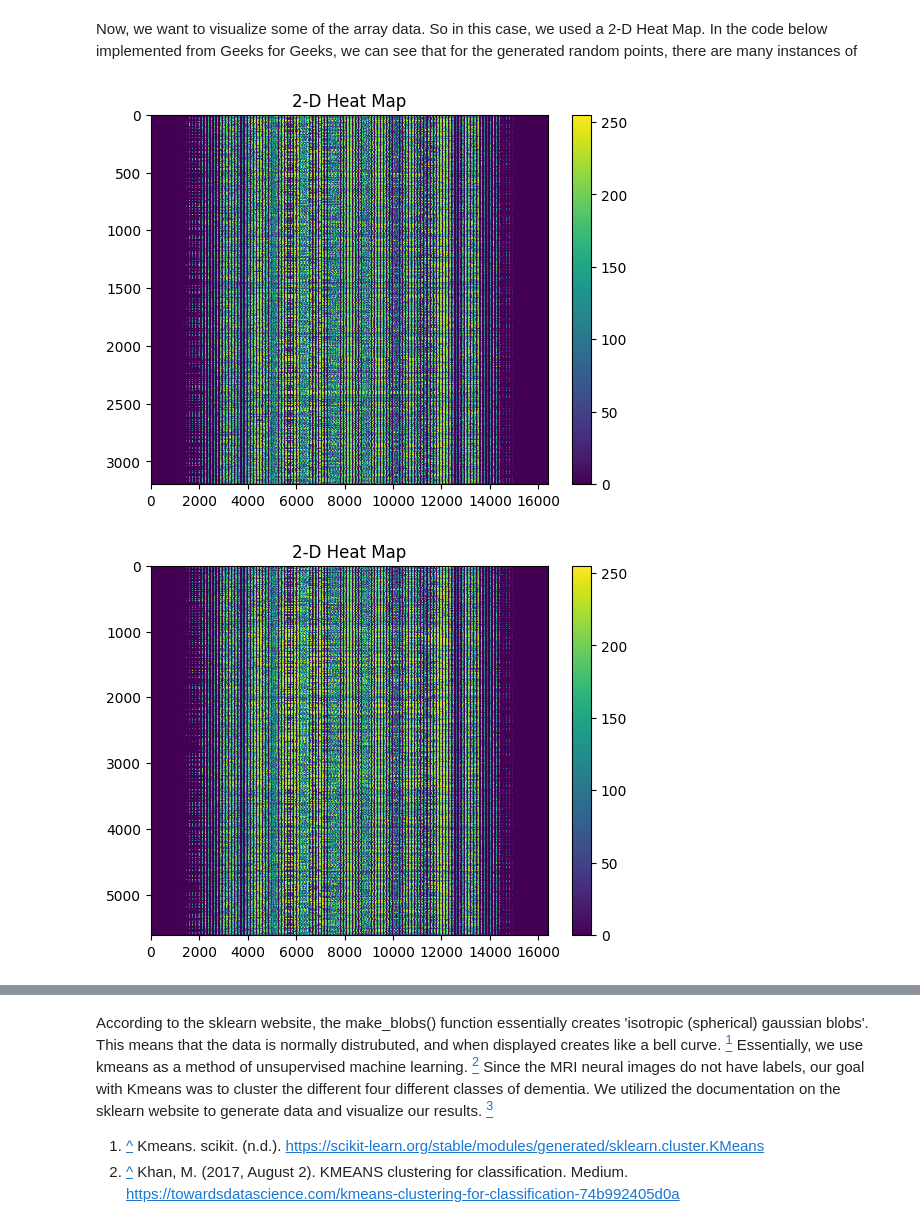
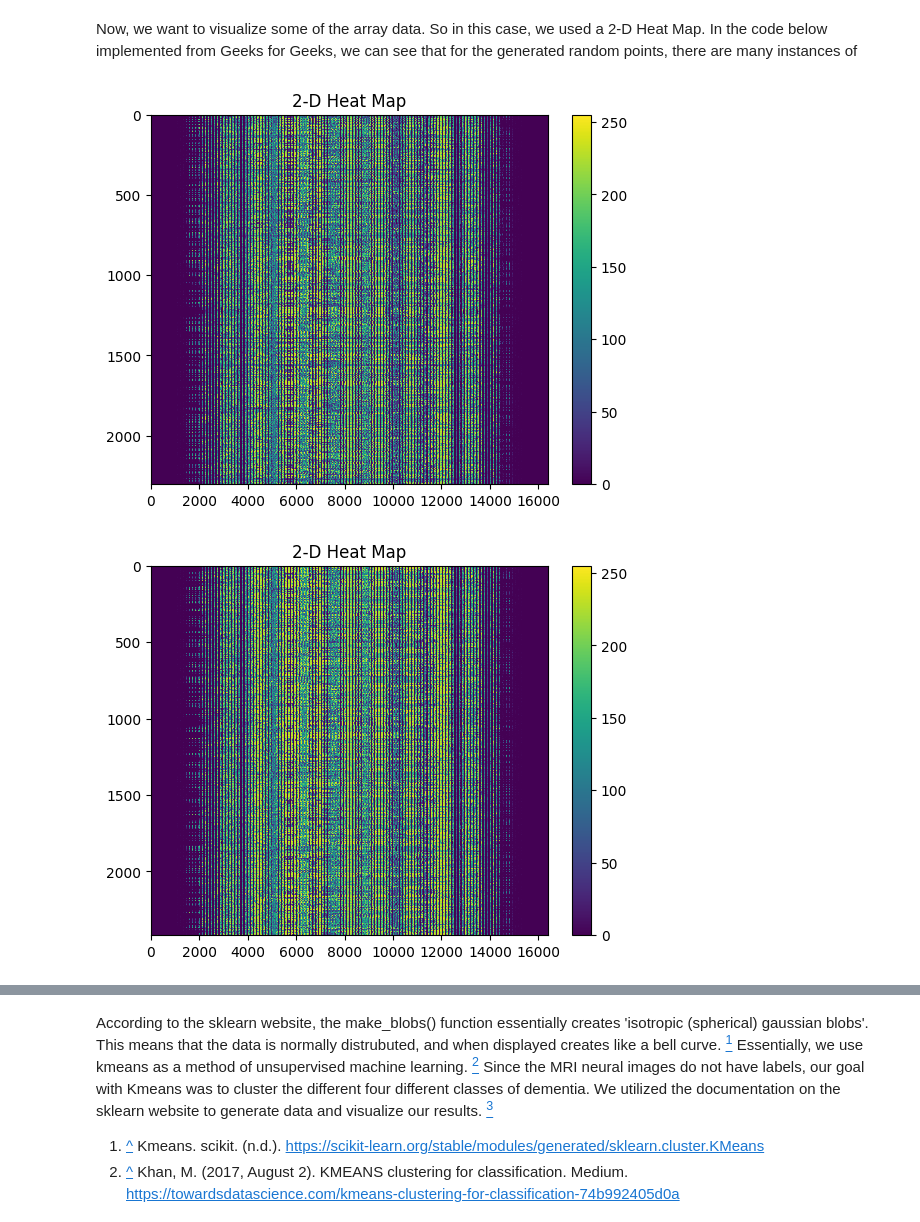
Before and after one commit to enriqfatima/COGS138_GROUP_13, a Jupyter notebook: COGS138_Final.ipynb, the cells around one changed output, grey strips where cells are left out. Saved outputs shown, nothing was run; the diff lists cells and outputs as text; code cells hidden in the pictures.

```diff
--- a/COGS138_Final.ipynb
+++ b/COGS138_Final.ipynb
@@ -774,0 +777,13 @@ True
+# %%
+modterate_very_mild_data = np.concatenate((Moderate_Demented_array, Very_Mild_Demented_array), axis=0)
+is_array3 = isinstance(modterate_very_mild_data, np.ndarray) # make sure all_demented_datasets_array is an array
+print('modterate_very_mild_data', modterate_very_mild_data.shape)
+#print(is_array2) #check to ensure that all_demented_datasets_array is an array
+two_dim_modterate_very_mild_data = modterate_very_mild_data.reshape(2303, 16384) # change to two dimensions
+print('modterate_very_mild_data reshape', two_dim_modterate_very_mild_data.shape) #
+
+# Non_Demented_array
+is_array4 = isinstance(Non_Demented_array, np.ndarray) # make sure all_demented_datasets_array is an array
+#print(is_array4) #check to ensure that all_demented_datasets_array is an array
+two_dim_Non_Demented_array = Non_Demented_array.reshape(2418, 16384)
+print('Non_Demented_array reshape', two_dim_Non_Demented_array.shape)
@@ -785,20 +804,20 @@ all_demented_datasets_array reshape (3198, 16384)
 # %% [markdown]
 Now, we want to visualize some of the array data. So in this case, we used a 2-D Heat Map. In the code below implemented from Geeks for Geeks, we can see that for the generated random points, there are many instances of
 # %%
-plt.imshow(two_dim_all_demented_datasets_array, cmap='viridis', aspect='auto',interpolation='nearest')
-plt.title( "2-D Heat Map" )
+plt.imshow(two_dim_modterate_very_mild_data, cmap='viridis', aspect='auto', interpolation='nearest')
+plt.title('2-D Heat Map')
 plt.colorbar()
 plt.show()
 
 # need to cite: https://www.geeksforgeeks.org/how-to-draw-2d-heatmap-using-matplotlib-in-python/
 # %% [output]
-[figure, old version]
+[figure, new version]
 # %%
-plt.imshow(two_dim_all_datasets_array, cmap='viridis', aspect='auto',interpolation='nearest')
-plt.title( '2-D Heat Map')
+plt.imshow(two_dim_Non_Demented_array, cmap='viridis', aspect='auto', interpolation='nearest')
+plt.title('2-D Heat Map')
 plt.colorbar()
 plt.show()
 
 # need to cite: https://www.geeksforgeeks.org/how-to-draw-2d-heatmap-using-matplotlib-in-python/
 # %% [output]
-[figure, old version]
+[figure, new version]
```
Also changed, not shown: parts of 13 cells of this notebook.
